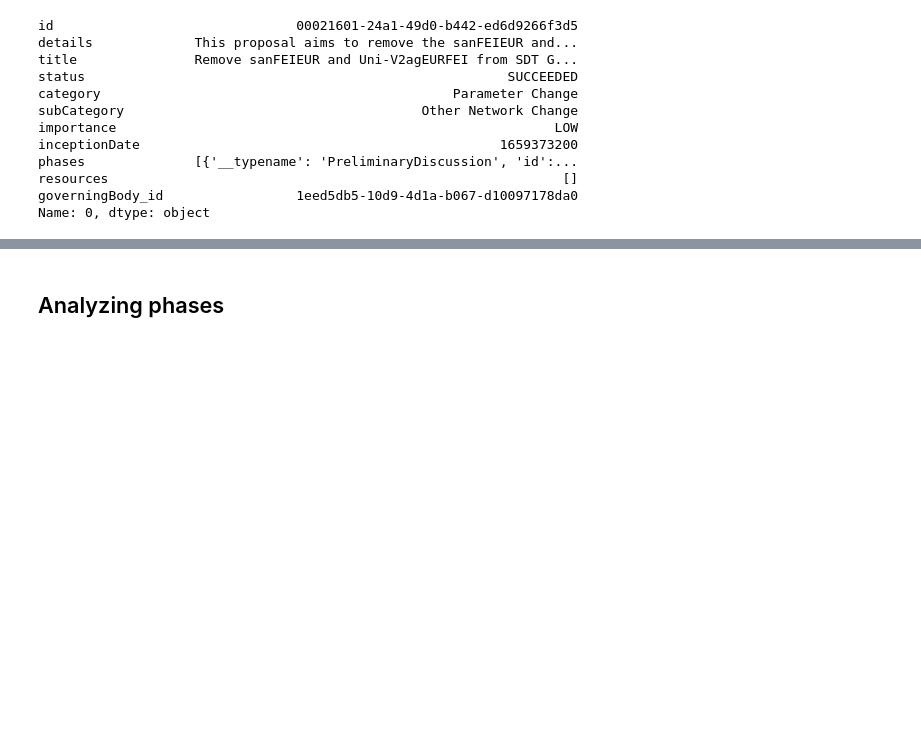
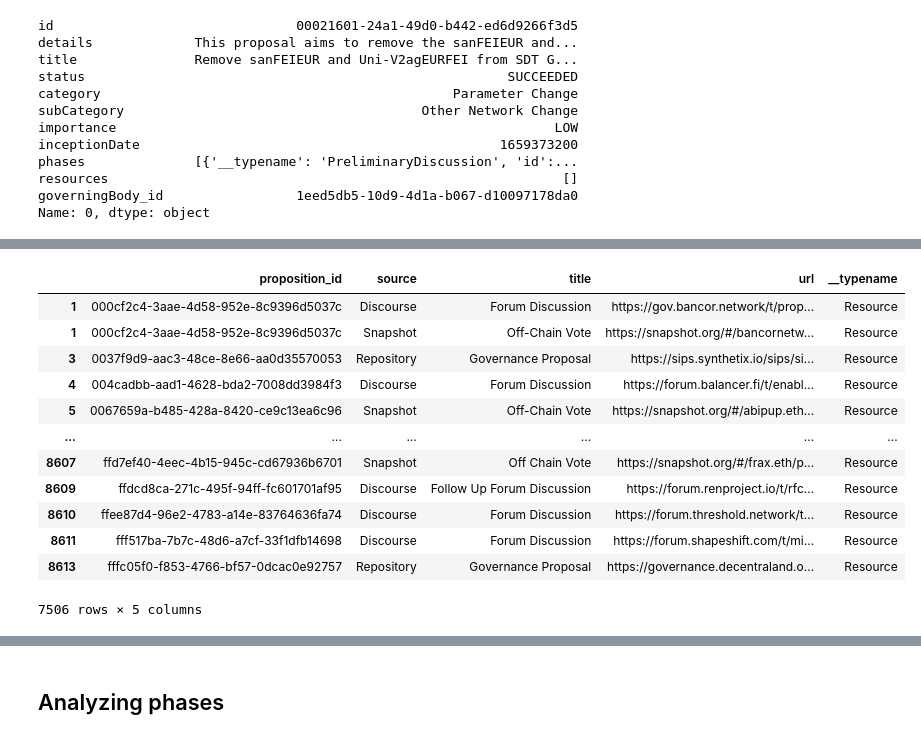
Before and after one commit to daviddavo/daos-verano, a Jupyter notebook: 2023-06-21 - Messari Investigation.ipynb, the cells around one changed output, grey strips where cells are left out. Saved outputs shown, nothing was run; the diff lists cells and outputs as text; code cells hidden in the pictures; blank space fills up the shorter version.

```diff
--- a/2023-06-21 - Messari Investigation.ipynb
+++ b/2023-06-21 - Messari Investigation.ipynb
@@ -214,0 +248,10 @@ propositions_df_without_phases.head()
+# %%
+# keep only id and reosurces
+propositions_df_resources = propositions_df[['id', 'resources']]
+# remove resources column where its an empty list
+propositions_df_resources = propositions_df_resources[propositions_df_resources['resources'].map(lambda d: len(d)) > 0]
+# rename id to proposition_id
+propositions_df_resources = propositions_df_resources.rename(columns={'id': 'proposition_id'})
+# explode resources column
+resources_df = propositions_df_resources.explode('resources')
+resources_df
@@ -214,0 +272,18 @@ propositions_df_without_phases.head()
+# %%
+# flatten resources column
+resources_df = pd.concat([resources_df.drop(['resources'], axis=1), resources_df['resources'].apply(pd.Series)], axis=1)
+resources_df
+# %% [output]
+|  | proposition_id | source | title | url | __typename |
+| 1 | 000cf2c4-3aae-4d58-952e-8c9396d5037c | Discourse | Forum Discussion | https://gov.bancor.network/t/prop... | Resource |
+| 1 | 000cf2c4-3aae-4d58-952e-8c9396d5037c | Snapshot | Off-Chain Vote | https://snapshot.org/#/bancornetw... | Resource |
+| 3 | 0037f9d9-aac3-48ce-8e66-aa0d35570053 | Repository | Governance Proposal | https://sips.synthetix.io/sips/si... | Resource |
+| 4 | 004cadbb-aad1-4628-bda2-7008dd3984f3 | Discourse | Forum Discussion | https://forum.balancer.fi/t/enabl... | Resource |
+| 5 | 0067659a-b485-428a-8420-ce9c13ea6c96 | Snapshot | Off-Chain Vote | https://snapshot.org/#/abipup.eth... | Resource |
+| ... | ... | ... | ... | ... | ... |
+| 8607 | ffd7ef40-4eec-4b15-945c-cd67936b6701 | Snapshot | Off Chain Vote | https://snapshot.org/#/frax.eth/p... | Resource |
+| 8609 | ffdcd8ca-271c-495f-94ff-fc601701af95 | Discourse | Follow Up Forum Discussion | https://forum.renproject.io/t/rfc... | Resource |
+| 8610 | ffee87d4-96e2-4783-a14e-83764636fa74 | Discourse | Forum Discussion | https://forum.threshold.network/t... | Resource |
+| 8611 | fff517ba-7b7c-48d6-a7cf-33f1dfb14698 | Discourse | Forum Discussion | https://forum.shapeshift.com/t/mi... | Resource |
+| 8613 | fffc05f0-f853-4766-bf57-0dcac0e92757 | Repository | Governance Proposal | https://governance.decentraland.o... | Resource |
+7506 rows × 5 columns
```
Also changed, not shown: parts of 17 cells of this notebook, 3 other files.
